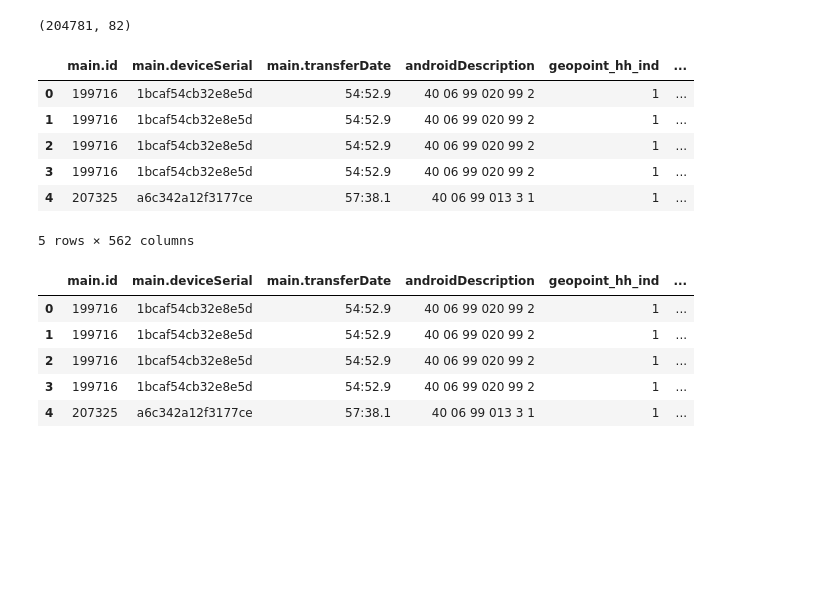
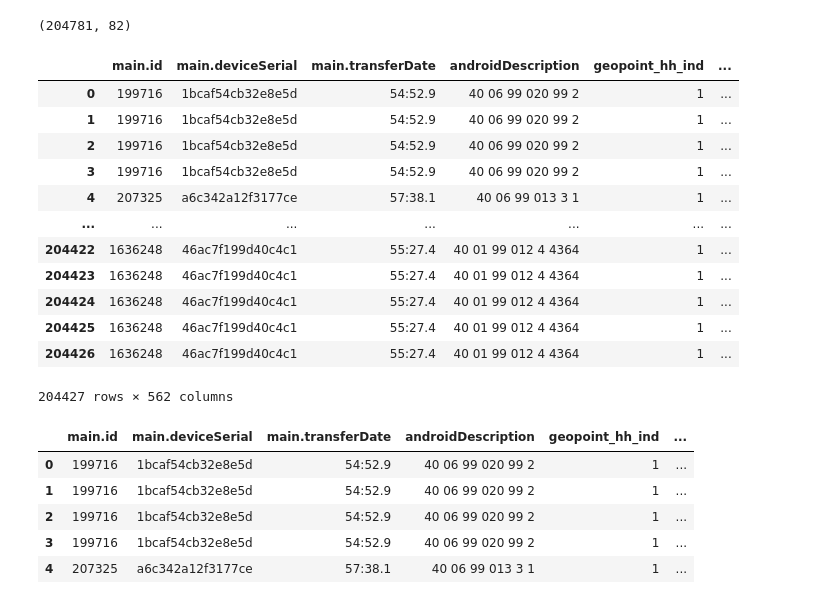
Before and after one commit to DineshOng/CSMODEL, a Jupyter notebook: Untitled0.ipynb, the cells around one changed output. Drawn from its saved outputs; the diff is of its cells as text; code cells hidden in the pictures; blank space fills up the shorter version.

```diff
--- a/Untitled0.ipynb
+++ b/Untitled0.ipynb
@@ -19,15 +19,21 @@ marinduque_mem_df.shape
 (204781, 82)
 # %%
 marinduque_df = pd.merge(marinduque_hh_df, marinduque_mem_df, how='inner', on=['main.id'])
-marinduque_df.head()
+marinduque_df
 # %% [output]
 |  | main.id | main.deviceSerial | main.transferDate | androidDescription | geopoint_hh_ind | ... |
 | 0 | 199716 | 1bcaf54cb32e8e5d | 54:52.9 | 40 06 99 020 99 2 | 1 | ... |
 | 1 | 199716 | 1bcaf54cb32e8e5d | 54:52.9 | 40 06 99 020 99 2 | 1 | ... |
 | 2 | 199716 | 1bcaf54cb32e8e5d | 54:52.9 | 40 06 99 020 99 2 | 1 | ... |
 | 3 | 199716 | 1bcaf54cb32e8e5d | 54:52.9 | 40 06 99 020 99 2 | 1 | ... |
 | 4 | 207325 | a6c342a12f3177ce | 57:38.1 | 40 06 99 013 3 1 | 1 | ... |
+| ... | ... | ... | ... | ... | ... | ... |
+| 204422 | 1636248 | 46ac7f199d40c4c1 | 55:27.4 | 40 01 99 012 4 4364 | 1 | ... |
+| 204423 | 1636248 | 46ac7f199d40c4c1 | 55:27.4 | 40 01 99 012 4 4364 | 1 | ... |
+| 204424 | 1636248 | 46ac7f199d40c4c1 | 55:27.4 | 40 01 99 012 4 4364 | 1 | ... |
+| 204425 | 1636248 | 46ac7f199d40c4c1 | 55:27.4 | 40 01 99 012 4 4364 | 1 | ... |
+| 204426 | 1636248 | 46ac7f199d40c4c1 | 55:27.4 | 40 01 99 012 4 4364 | 1 | ... |
-5 rows × 562 columns
+204427 rows × 562 columns
 # %%
 marinduque_df["island"] = "M"
 marinduque_df.head()
```
Also changed, not shown: parts of 9 cells of this notebook.
